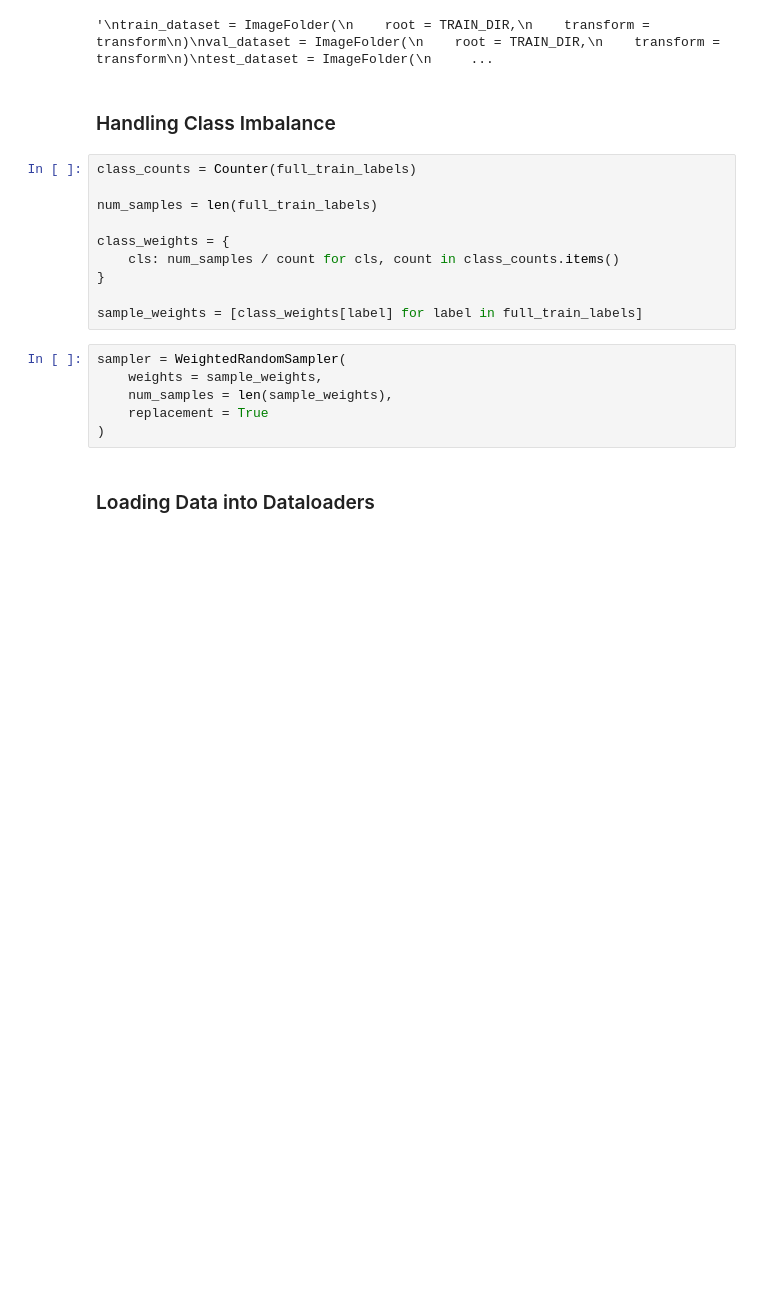
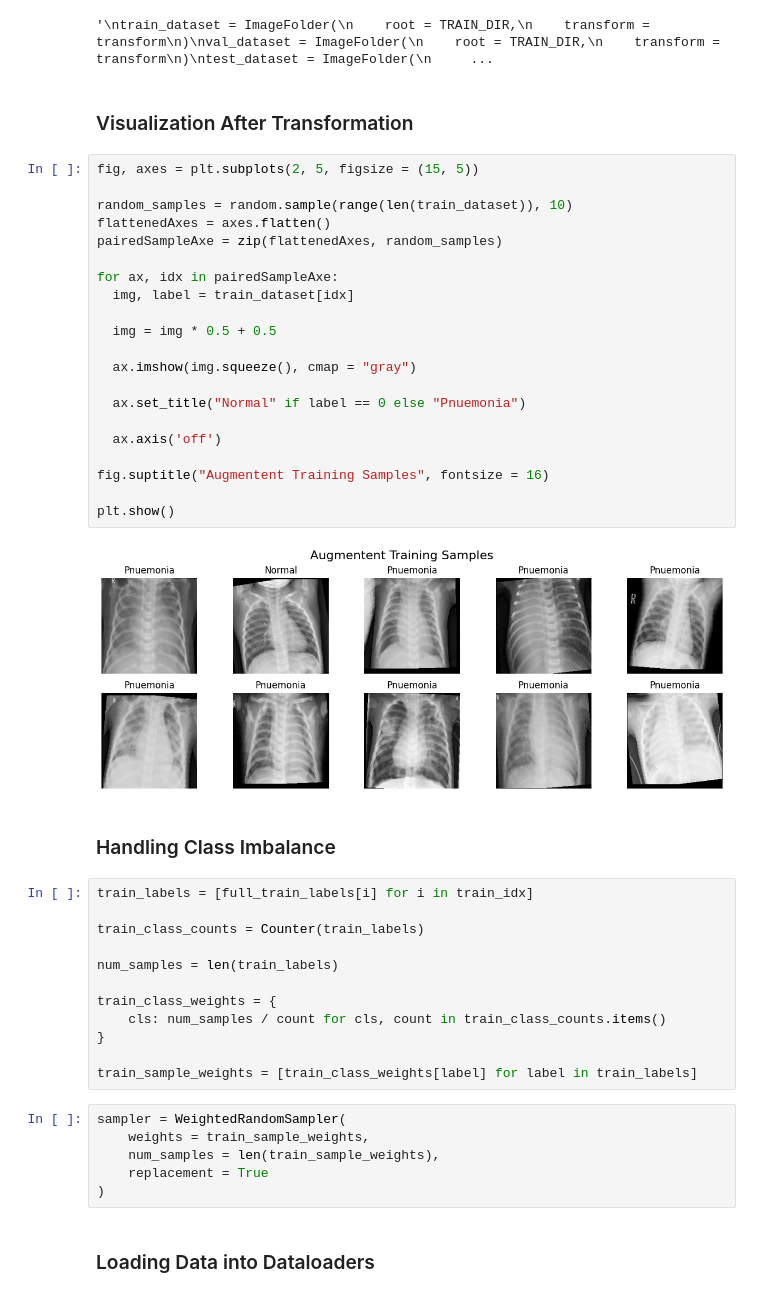
Before and after one commit to ShrDar/Pneumonia-Classifier-CNN, a Jupyter notebook: backend/notebooks/pneumonia_classifier_pytorch.ipynb, the cells around one changed output. Saved outputs shown, nothing was run; the diff lists cells and outputs as text; blank space fills up the shorter version.

```diff
--- a/backend/notebooks/pneumonia_classifier_pytorch.ipynb
+++ b/backend/notebooks/pneumonia_classifier_pytorch.ipynb
@@ -235,22 +256,49 @@ test_dataset = ImageFolder(
 """
 # %% [output]
 '\ntrain_dataset = ImageFolder(\n    root = TRAIN_DIR,\n    transform = transform\n)\nval_dataset = ImageFolder(\n    root = TRAIN_DIR,\n    transform = transform\n)\ntest_dataset = ImageFolder(\n     ...
+# %% [markdown]
+### Visualization After Transformation
+# %%
+fig, axes = plt.subplots(2, 5, figsize = (15, 5))
+
+random_samples = random.sample(range(len(train_dataset)), 10)
+flattenedAxes = axes.flatten()
+pairedSampleAxe = zip(flattenedAxes, random_samples)
+
+for ax, idx in pairedSampleAxe:
+  img, label = train_dataset[idx]
+
+  img = img * 0.5 + 0.5
+
+  ax.imshow(img.squeeze(), cmap = "gray")
+
+  ax.set_title("Normal" if label == 0 else "Pnuemonia")
+
+  ax.axis('off')
+
+fig.suptitle("Augmentent Training Samples", fontsize = 16)
+
+plt.show()
+# %% [output]
+[figure, added]
 # %% [markdown]
 ### Handling Class Imbalance
 # %%
-class_counts = Counter(full_train_labels)
+train_labels = [full_train_labels[i] for i in train_idx]
 
-num_samples = len(full_train_labels)
+train_class_counts = Counter(train_labels)
 
-class_weights = {
-    cls: num_samples / count for cls, count in class_counts.items()
+num_samples = len(train_labels)
+
+train_class_weights = {
+    cls: num_samples / count for cls, count in train_class_counts.items()
 }
 
-sample_weights = [class_weights[label] for label in full_train_labels]
+train_sample_weights = [train_class_weights[label] for label in train_labels]
 # %%
 sampler = WeightedRandomSampler(
-    weights = sample_weights,
-    num_samples = len(sample_weights),
+    weights = train_sample_weights,
+    num_samples = len(train_sample_weights),
     replacement = True
 )
 # %% [markdown]
```
Also changed, not shown: parts of 88 cells of this notebook.
